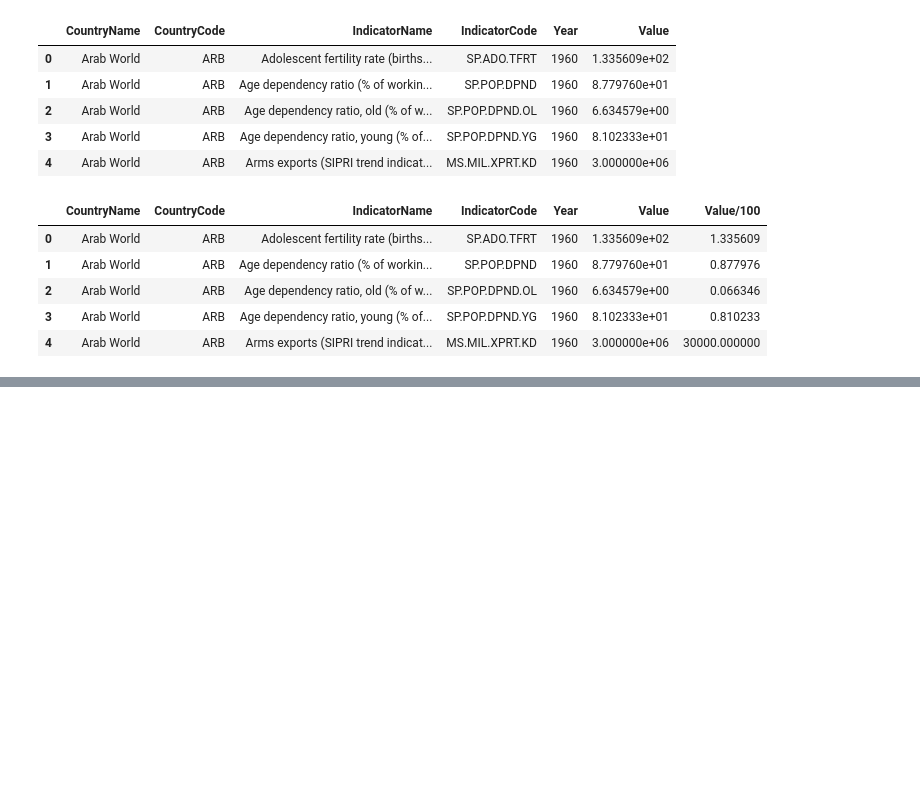
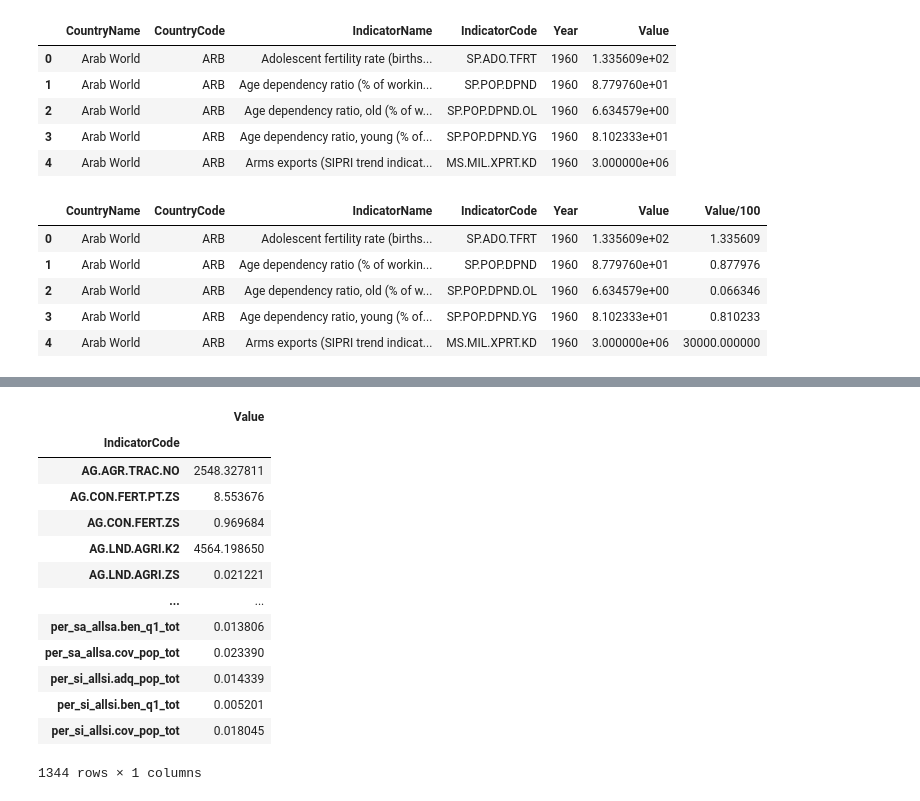
Before and after one commit to dgatti/PortfolioBigData, a Jupyter notebook: PrimerosPasosPython.ipynb, the cells around one changed output, grey strips where cells are left out. Drawn from its saved outputs; the diff is of its cells as text; code cells hidden in the pictures; blank space fills up the shorter version.

```diff
--- a/PrimerosPasosPython.ipynb
+++ b/PrimerosPasosPython.ipynb
@@ -241,0 +260,17 @@ See the caveats in the documentation: https://pandas.pydata.org/pandas-docs/stab
+# %%
+data_indicator2.groupby("IndicatorCode").std()/1000 #Desvio Estandar (Desvio estandar alto, valores lejos del promedio.)
+# %% [output]
+|  | Value |
+| IndicatorCode |  |
+| AG.AGR.TRAC.NO | 2548.327811 |
+| AG.CON.FERT.PT.ZS | 8.553676 |
+| AG.CON.FERT.ZS | 0.969684 |
+| AG.LND.AGRI.K2 | 4564.198650 |
+| AG.LND.AGRI.ZS | 0.021221 |
+| ... | ... |
+| per_sa_allsa.ben_q1_tot | 0.013806 |
+| per_sa_allsa.cov_pop_tot | 0.023390 |
+| per_si_allsi.adq_pop_tot | 0.014339 |
+| per_si_allsi.ben_q1_tot | 0.005201 |
+| per_si_allsi.cov_pop_tot | 0.018045 |
+1344 rows × 1 columns
```
Also changed, not shown: parts of 11 cells of this notebook.
